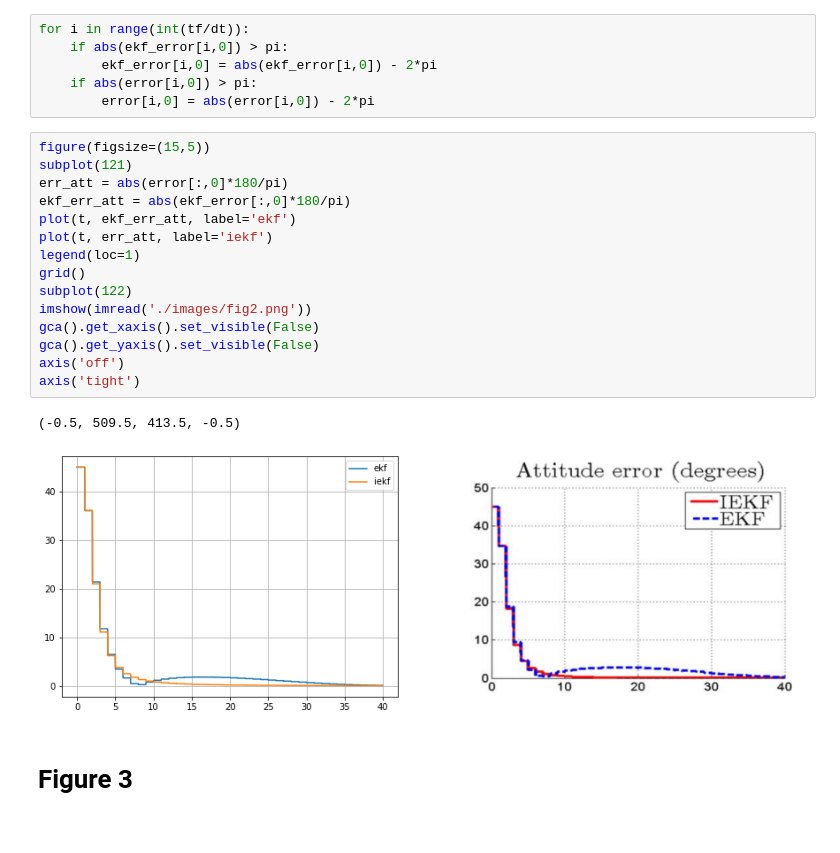
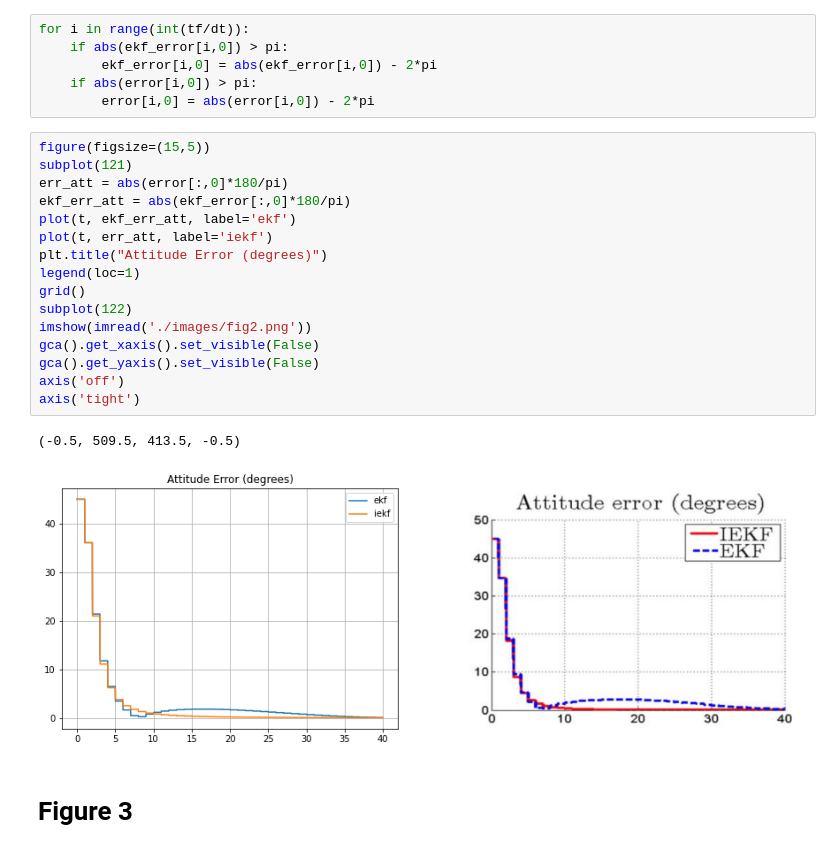
Before and after one commit to wsribunma/SE2_FlowPipes, a Jupyter notebook: IEKF.ipynb, the cells around one changed output. Drawn from its saved outputs; the diff is of its cells as text.

```diff
--- a/IEKF.ipynb
+++ b/IEKF.ipynb
@@ -229,21 +229,22 @@ for i in range(int(tf/dt)):
 # %%
 figure(figsize=(15,5))
 subplot(121)
 err_att = abs(error[:,0]*180/pi)
 ekf_err_att = abs(ekf_error[:,0]*180/pi)
 plot(t, ekf_err_att, label='ekf')
 plot(t, err_att, label='iekf')
+plt.title("Attitude Error (degrees)")
 legend(loc=1)
 grid()
 subplot(122)
 imshow(imread('./images/fig2.png'))
 gca().get_xaxis().set_visible(False)
 gca().get_yaxis().set_visible(False)
 axis('off')
 axis('tight')
 # %% [output]
 (-0.5, 509.5, 413.5, -0.5)
-[figure, old version]
+[figure, new version]
 # %% [markdown]
 # Figure 3
 # %%
```
Also changed, not shown: parts of 2 cells of this notebook, 1 other file.
